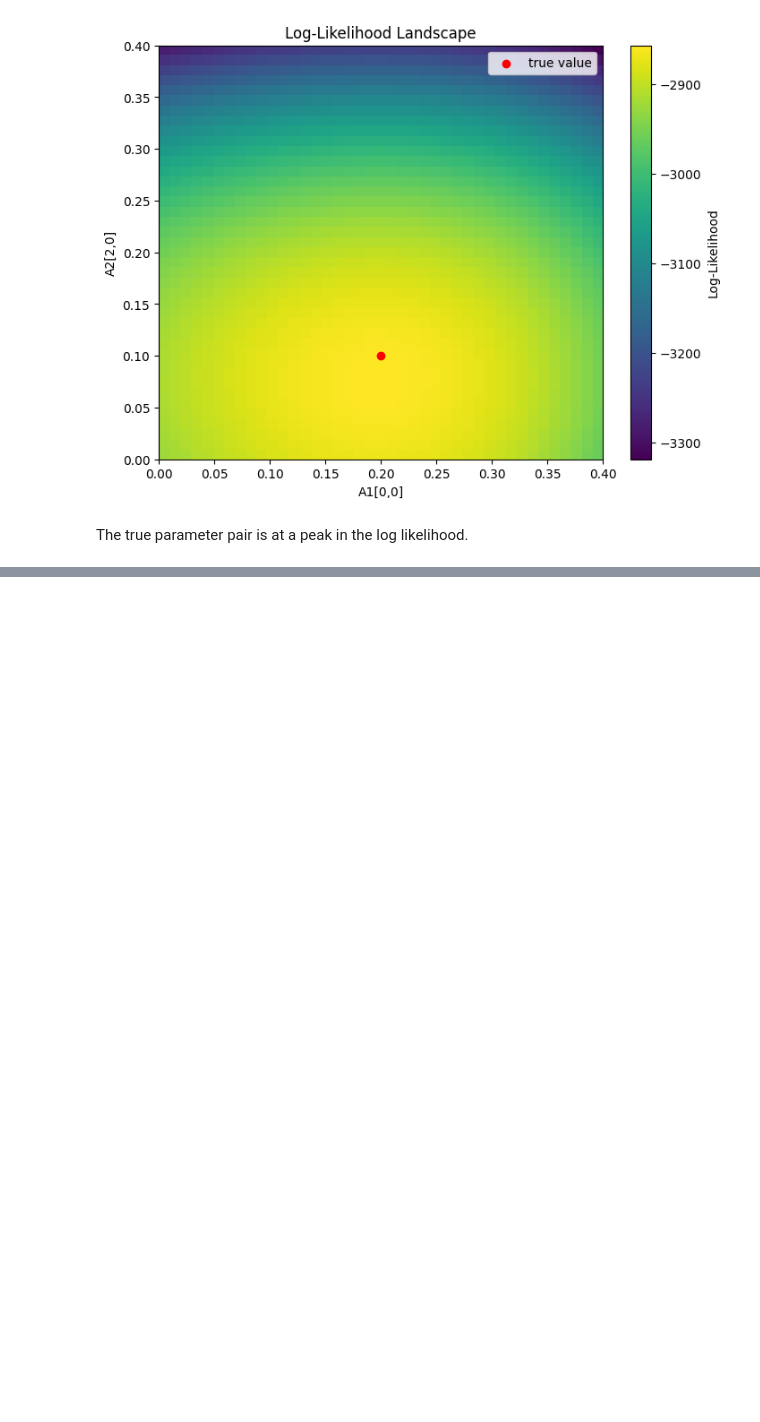
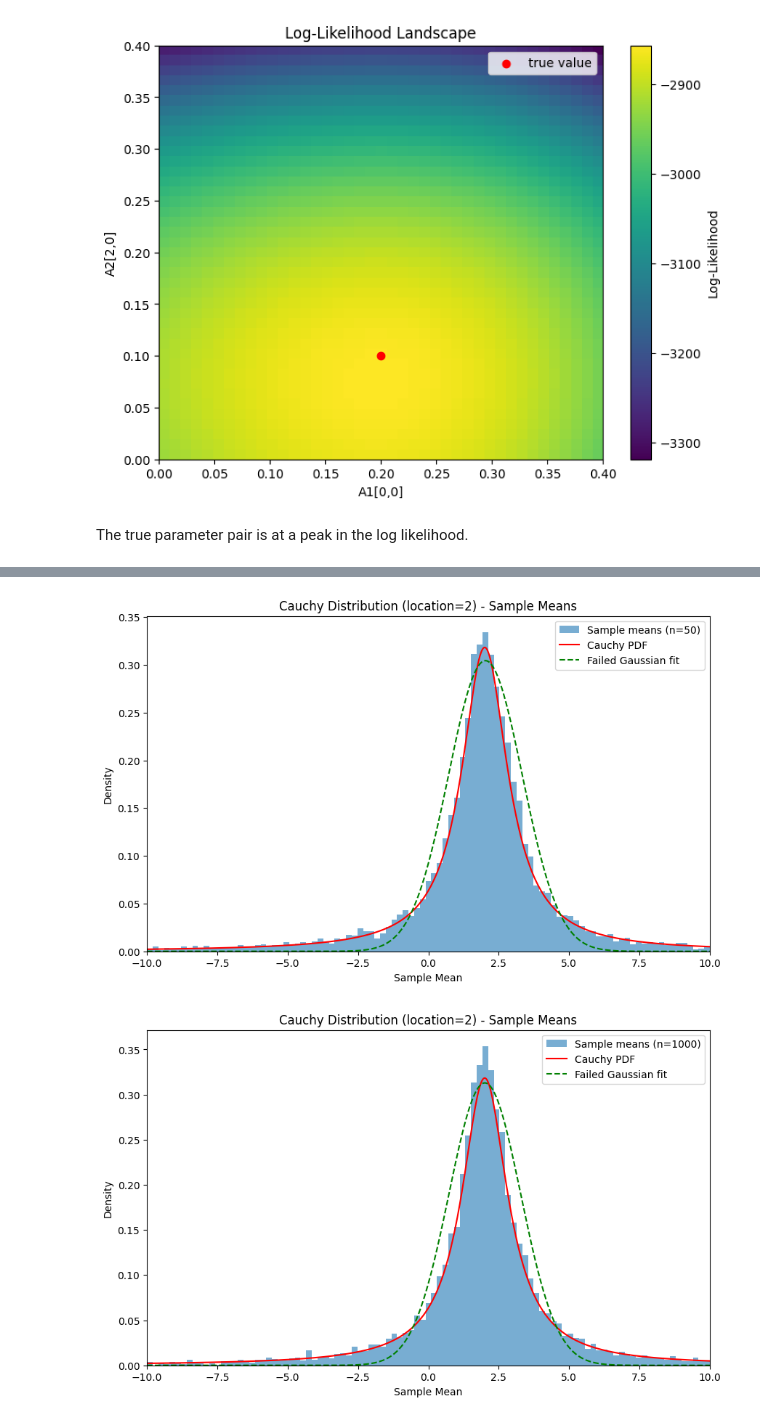
Before and after one commit to Sam-RvandV/TSM_SS2025, a Jupyter notebook: exercises/ex2/Rouppe-Sange-sheet02.ipynb, the cells around one changed output, grey strips where cells are left out. Cells and saved outputs as stored; diff of their text form; code cells hidden in the pictures; blank space fills up the shorter version.

```diff
--- a/exercises/ex2/Rouppe-Sange-sheet02.ipynb
+++ b/exercises/ex2/Rouppe-Sange-sheet02.ipynb
@@ -338,0 +389,46 @@ The true parameter pair is at a peak in the log likelihood.
+# %%
+# =================================================================
+# (b) Cauchy Distribution with varying sample sizes
+# =================================================================
+# Parameters
+n_samples = 10000  # Number of sample means to compute
+sample_sizes = [50, 1000, 10000]  # Different sample sizes to test
+cauchy_loc = 2  # Location parameter (not actually the mean since Cauchy has no mean)
+
+# =================================================================
+# (b) Cauchy Distribution with varying sample sizes
+# =================================================================
+for n in sample_sizes:
+    # Generate sample means
+    sample_means = np.zeros(n_samples)
+    for i in range(n_samples):
+        samples = stats.cauchy.rvs(loc=cauchy_loc, size=n)
+        sample_means[i] = np.mean(samples)
+
+    # Plot histogram
+    plt.figure(figsize=(10, 6))
+    plt.hist(sample_means, bins=np.linspace(-10, 10, 100), density=True, alpha=0.6,
+             label=f'Sample means (n={n})')
+
+    # Plot theoretical Cauchy distribution (location shifted)
+    x = np.linspace(-10, 10, 1000)
+    plt.plot(x, stats.cauchy.pdf(x, loc=cauchy_loc), 'r-', label='Cauchy PDF')
+
+    # Attempt Gaussian fit (will fail)
+    counts, bin_edges = np.histogram(sample_means, bins=np.linspace(-10, 10, 100), density=True)
+    bin_centers = (bin_edges[:-1] + bin_edges[1:])/2
+    try:
+        params, _ = curve_fit(gaussian, bin_centers, counts, p0=[cauchy_loc, 1])
+        plt.plot(x, gaussian(x, *params), 'g--', label='Failed Gaussian fit')
+    except:
+        pass
+
+    plt.title(f'Cauchy Distribution (location={cauchy_loc}) - Sample Means')
+    plt.xlabel('Sample Mean')
+    plt.ylabel('Density')
+    plt.legend()
+    plt.xlim(-10, 10)
+    plt.show()
+# %% [output]
+[figure, added]
+[figure, added]
```
Also changed, not shown: parts of 3 cells of this notebook.
